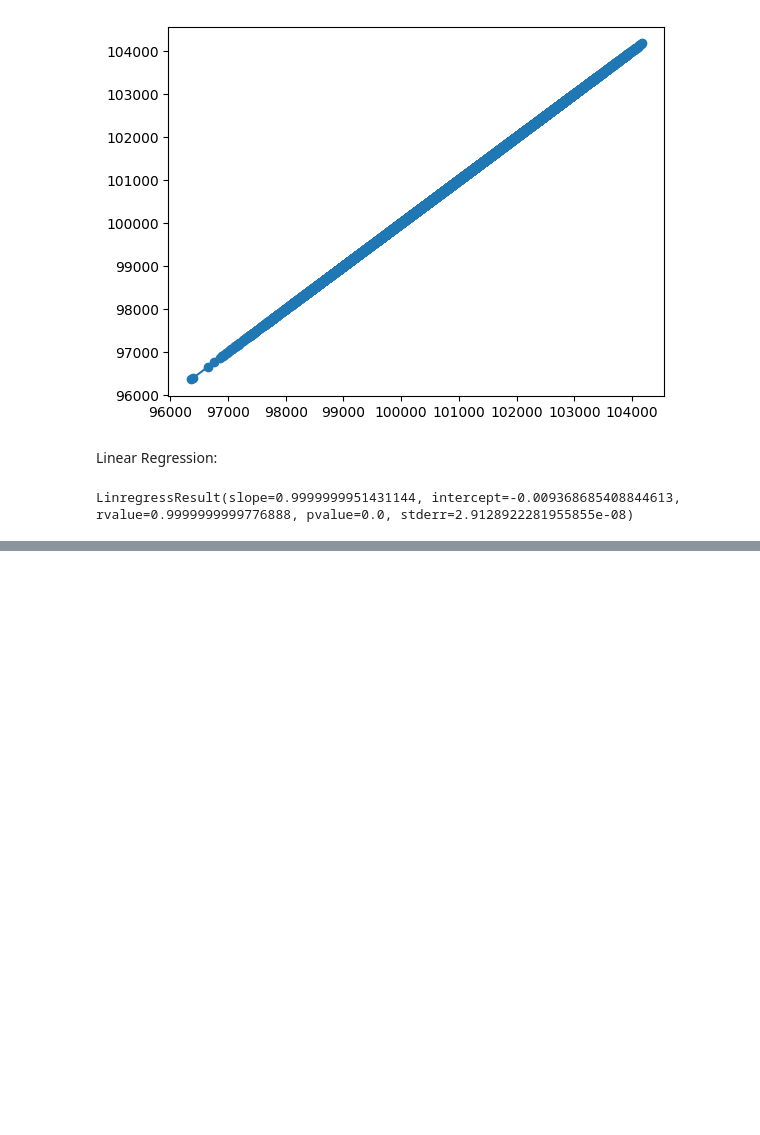
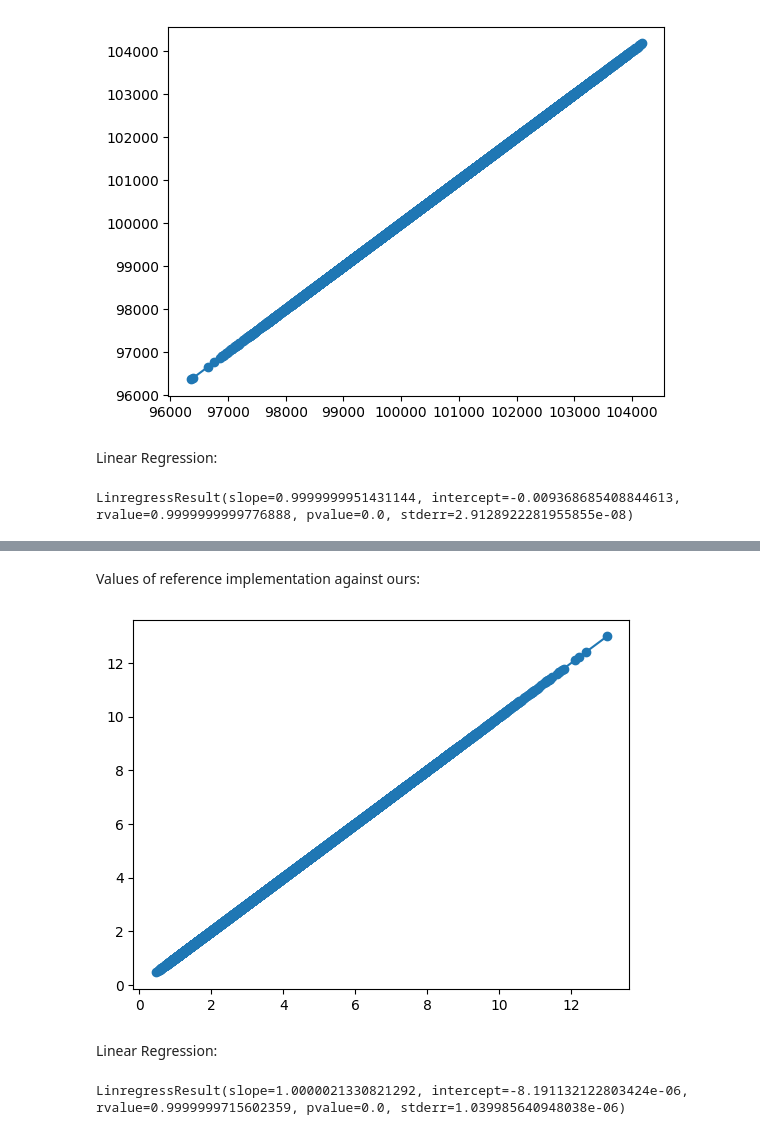
Before and after one commit to ecmwf-projects/ibicus, a Jupyter notebook: notebooks/isimip_consistency.ipynb, the cells around one changed output, grey strips where cells are left out. Saved outputs shown, nothing was run; the diff lists cells and outputs as text; code cells hidden in the pictures; blank space fills up the shorter version.

```diff
--- a/notebooks/isimip_consistency.ipynb
+++ b/notebooks/isimip_consistency.ipynb
@@ -274,0 +369,17 @@ LinregressResult(slope=0.9999999951431144, intercept=-0.009368685408844613, rval
+# %% [markdown]
+Values of reference implementation against ours:
+# %%
+min_all_values = np.min([np.min(debiased_values), np.min(debiased_values_isimip)])
+max_all_values = np.max([np.max(debiased_values), np.max(debiased_values_isimip)])
+
+plt.scatter(debiased_values_isimip.flatten(), debiased_values.flatten())
+plt.plot([min_all_values, max_all_values], [min_all_values, max_all_values])
+plt.show()
+# %% [output]
+[figure, added]
+# %% [markdown]
+Linear Regression:
+# %%
+scipy.stats.linregress(debiased_values_isimip.flatten(), debiased_values.flatten())
+# %% [output]
+LinregressResult(slope=1.0000021330821292, intercept=-8.191132122803424e-06, rvalue=0.9999999715602359, pvalue=0.0, stderr=1.039985640948038e-06)
```
Also changed, not shown: parts of 34 cells of this notebook.
